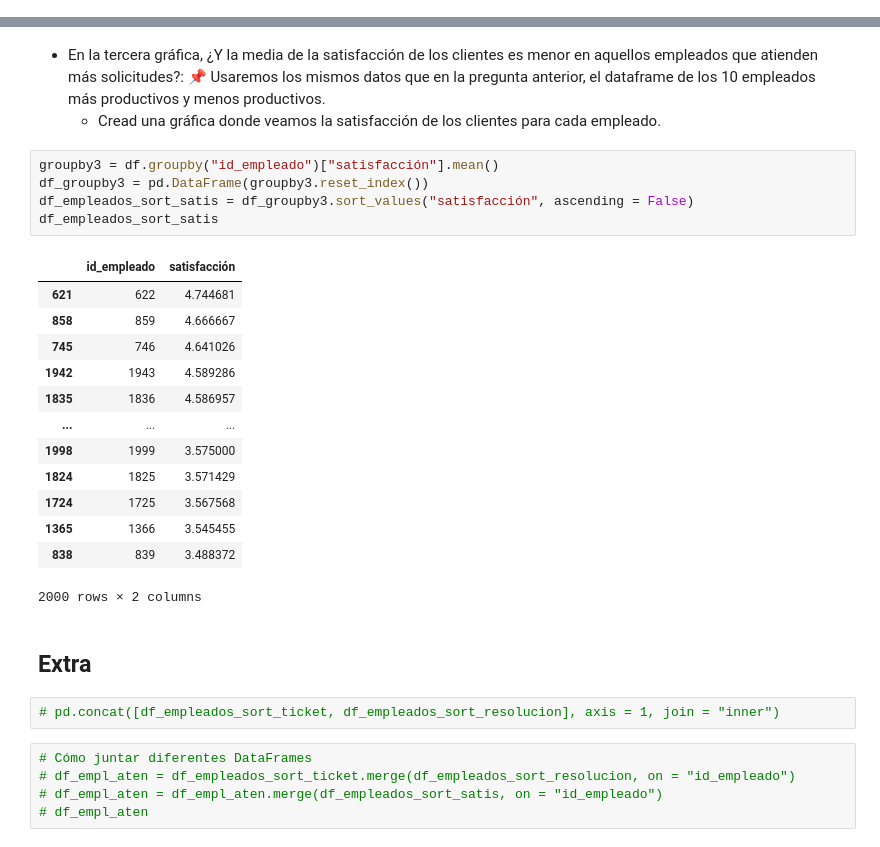
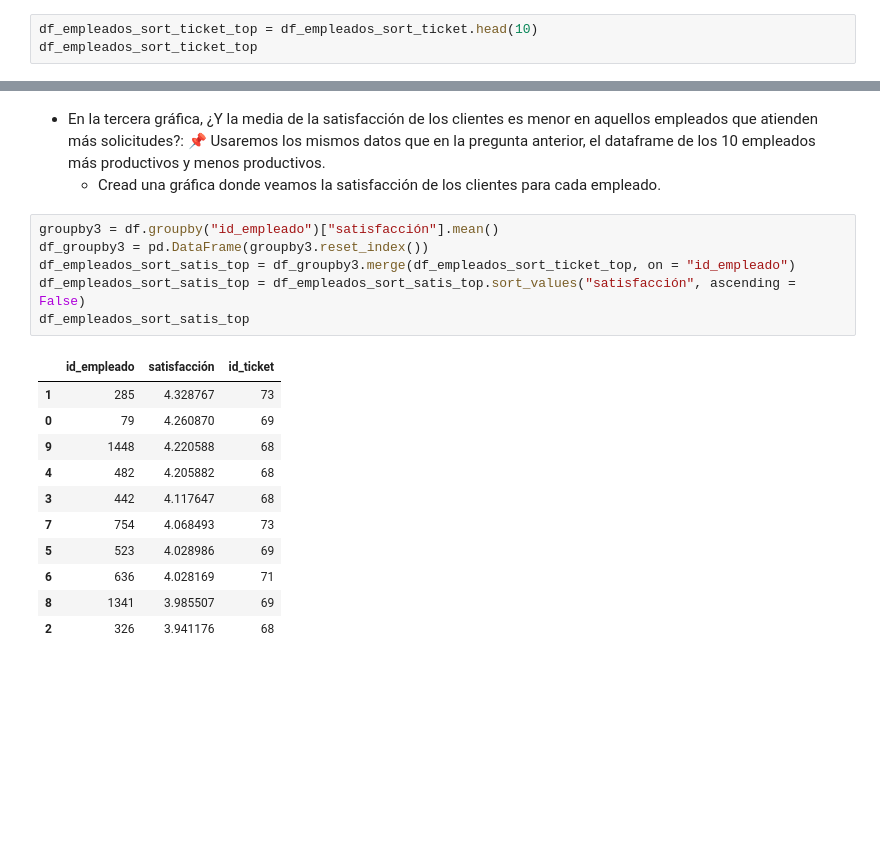
Before and after one commit to anane3373/promoE_modulo2_sprint2_pairprogramming_AnaGuardiayAndreaCabrera, a Jupyter notebook: EDA_pair/EDA3_18_8.ipynb, the cells around one changed output, grey strips where cells are left out. Cells and saved outputs as stored; diff of their text form; blank space fills up the shorter version.

```diff
--- a/EDA_pair/EDA3_18_8.ipynb
+++ b/EDA_pair/EDA3_18_8.ipynb
@@ -163,0 +141,3 @@ menos_empleados =
+# %%
+df_empleados_sort_ticket_top = df_empleados_sort_ticket.head(10)
+df_empleados_sort_ticket_top
@@ -168,28 +185,18 @@ menos_empleados =
 # %%
 groupby3 = df.groupby("id_empleado")["satisfacción"].mean()
 df_groupby3 = pd.DataFrame(groupby3.reset_index())
-df_empleados_sort_satis = df_groupby3.sort_values("satisfacción", ascending = False)
-df_empleados_sort_satis
+df_empleados_sort_satis_top = df_groupby3.merge(df_empleados_sort_ticket_top, on = "id_empleado")
+df_empleados_sort_satis_top = df_empleados_sort_satis_top.sort_values("satisfacción", ascending = False)
+df_empleados_sort_satis_top
 # %% [output]
-|  | id_empleado | satisfacción |
-| 621 | 622 | 4.744681 |
-| 858 | 859 | 4.666667 |
-| 745 | 746 | 4.641026 |
-| 1942 | 1943 | 4.589286 |
-| 1835 | 1836 | 4.586957 |
-| ... | ... | ... |
-| 1998 | 1999 | 3.575000 |
-| 1824 | 1825 | 3.571429 |
-| 1724 | 1725 | 3.567568 |
-| 1365 | 1366 | 3.545455 |
-| 838 | 839 | 3.488372 |
+|  | id_empleado | satisfacción | id_ticket |
+| 1 | 285 | 4.328767 | 73 |
+| 0 | 79 | 4.260870 | 69 |
+| 9 | 1448 | 4.220588 | 68 |
+| 4 | 482 | 4.205882 | 68 |
+| 3 | 442 | 4.117647 | 68 |
+| 7 | 754 | 4.068493 | 73 |
+| 5 | 523 | 4.028986 | 69 |
+| 6 | 636 | 4.028169 | 71 |
+| 8 | 1341 | 3.985507 | 69 |
+| 2 | 326 | 3.941176 | 68 |
-2000 rows × 2 columns
-# %% [markdown]
-## Extra
-# %%
-# pd.concat([df_empleados_sort_ticket, df_empleados_sort_resolucion], axis = 1, join = "inner")
-# %%
-# Cómo juntar diferentes DataFrames
-# df_empl_aten = df_empleados_sort_ticket.merge(df_empleados_sort_resolucion, on = "id_empleado")
-# df_empl_aten = df_empl_aten.merge(df_empleados_sort_satis, on = "id_empleado")
-# df_empl_aten
```
Also changed, not shown: parts of 19 cells of this notebook, 6 other files.
